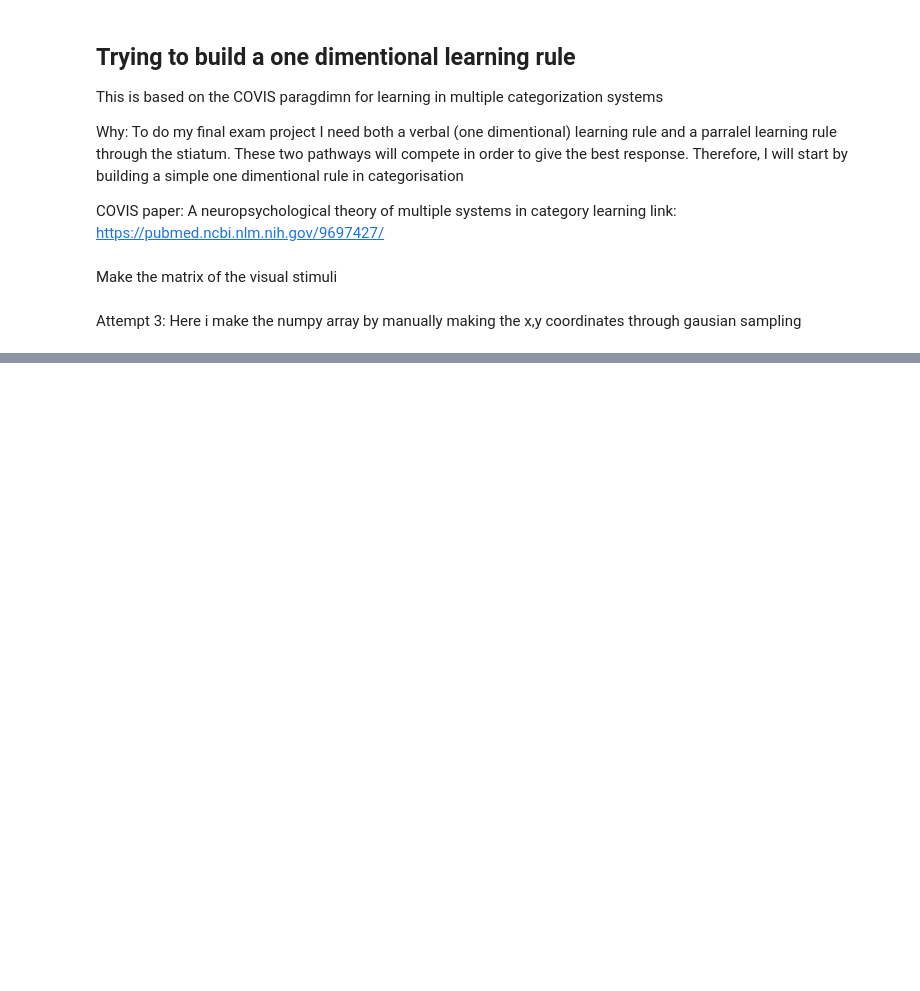
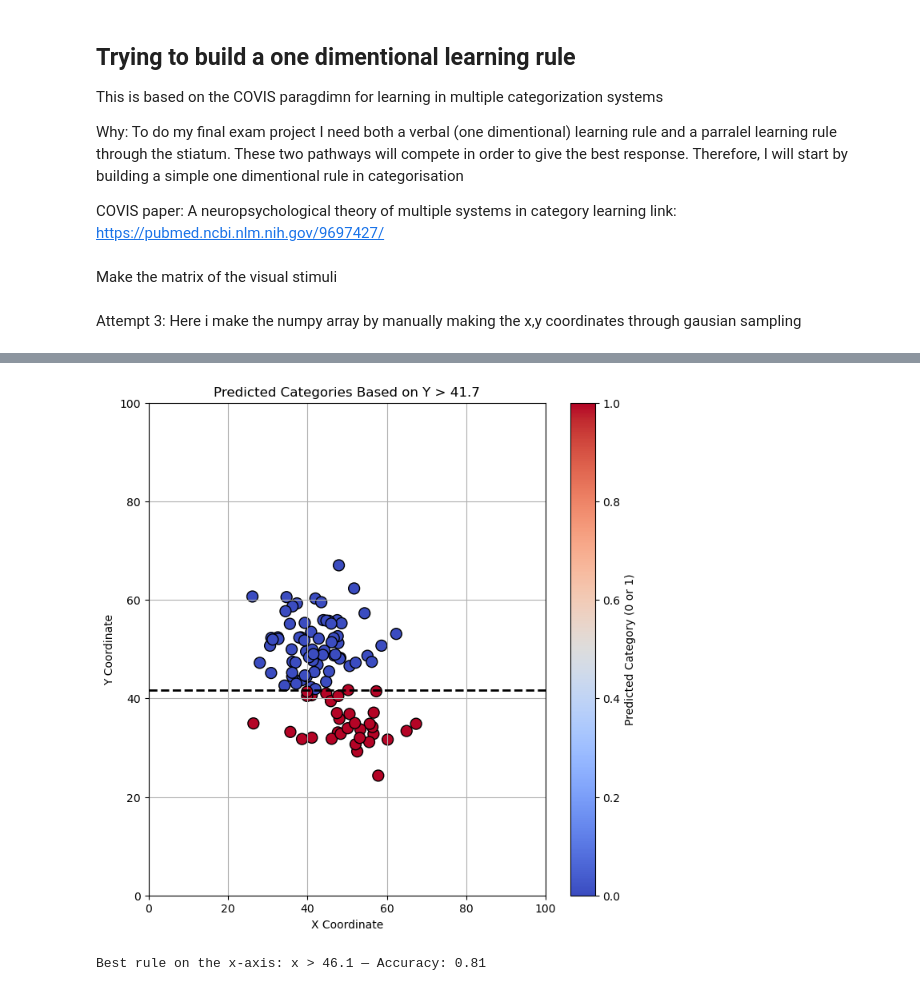
Before and after one commit to JSejrskild/CompNeuro-Exam, a Jupyter notebook: decisionrules/one_dimentional.ipynb, the cells around one changed output, grey strips where cells are left out. Drawn from its saved outputs; the diff is of its cells as text; code cells hidden in the pictures; blank space fills up the shorter version.

```diff
--- a/decisionrules/one_dimentional.ipynb
+++ b/decisionrules/one_dimentional.ipynb
@@ -76,0 +113,35 @@ Shape of the 4D array: (100, 3)
+# %%
+import matplotlib.pyplot as plt
+
+# Use best rule for x
+y_guesses = np.where(y_values < best_rule_y, 1, 0)
+
+# Plot: Color by predicted category (0 or 1)
+plt.figure(figsize=(8, 8))
+plt.scatter(x_values, y_values, c=y_guesses, cmap='coolwarm', edgecolors='k', s=100)
+plt.colorbar(label='Predicted Category (0 or 1)')
+plt.axhline(y=best_rule_y, color='black', linestyle='--', linewidth=2, label=f'x = {round(best_rule_y, 2)}')
+plt.xlim(0, 100)
+plt.ylim(0, 100)
+plt.xlabel('X Coordinate')
+plt.ylabel('Y Coordinate')
+plt.title(f'Predicted Categories Based on Y > {round(best_rule_y, 2)}')
+plt.grid(True)
+plt.show()
+# %% [output]
+[figure, added]
+# %%
+best_rule_x = None
+best_accuracy_x = 0
+
+for rule in np.arange(0, 100, 0.1):  # Try thresholds from 30 to 59.5
+    guesses = np.where(x_values > rule, 1, 0)
+    acc = np.mean(guesses == answer_values)
+
+    if acc > best_accuracy_x:
+        best_accuracy_x = acc
+        best_rule_x = rule
+
+print(f"Best rule on the x-axis: x > {round(best_rule_x, 2)} — Accuracy: {best_accuracy_x:.2f}")
+# %% [output]
+Best rule on the x-axis: x > 46.1 — Accuracy: 0.81
```
Also changed, not shown: parts of 11 cells of this notebook, 2 other files.
